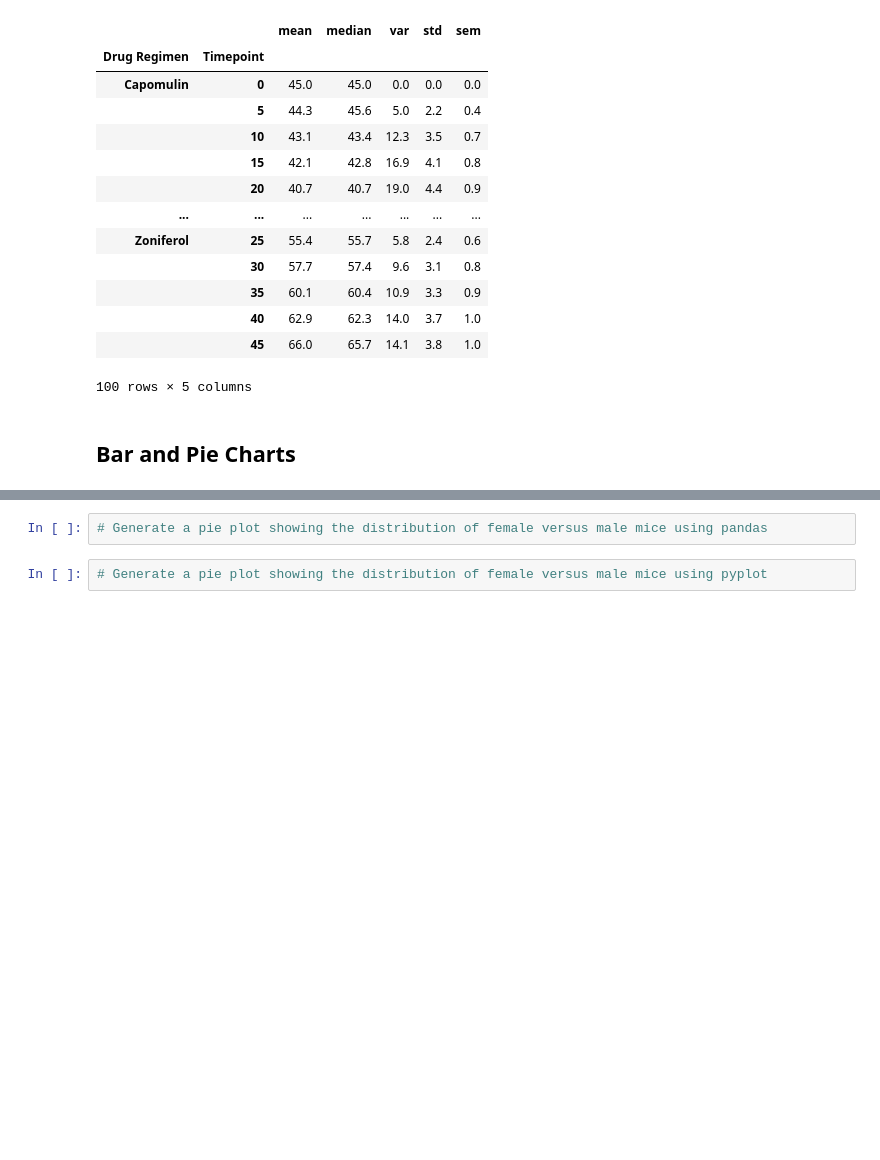
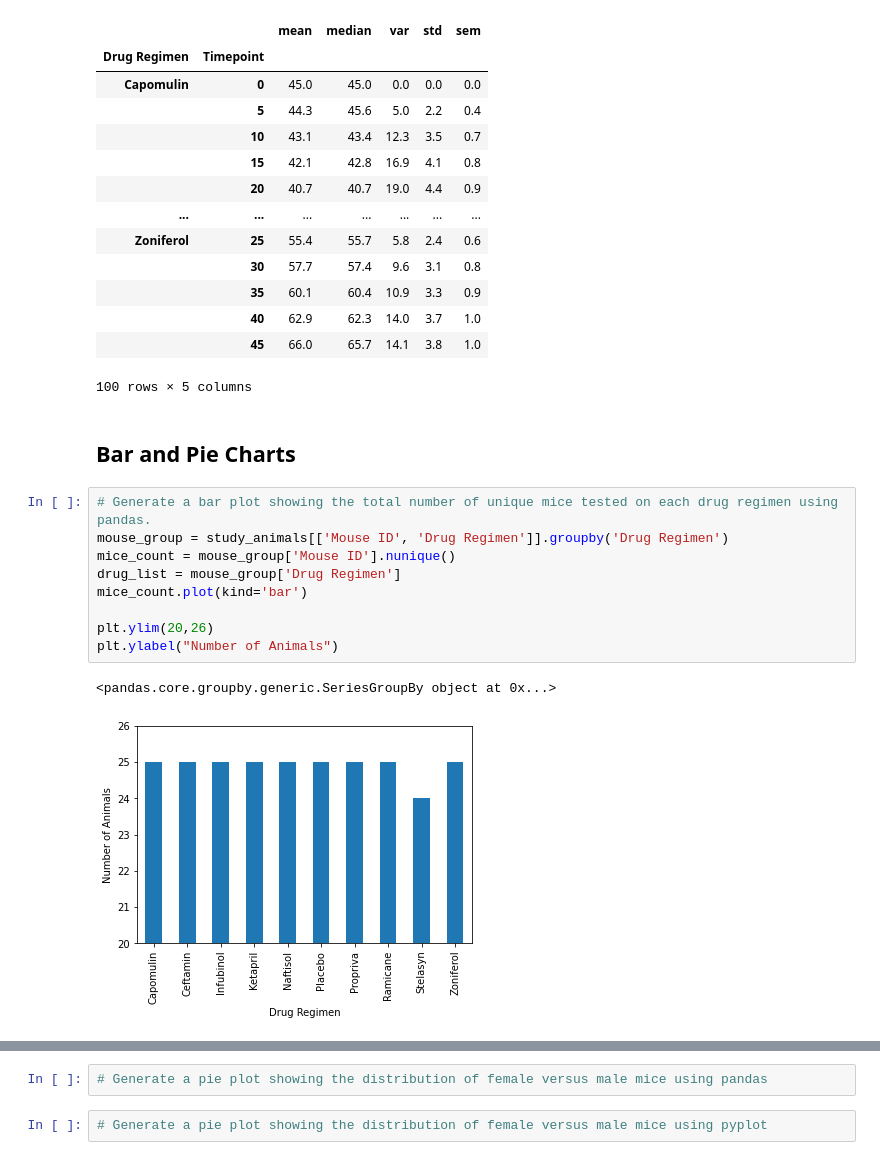
Before and after one commit to dany-roman/anti-tumor-therapeutic-analysis, a Jupyter notebook: animal study analysis.ipynb, the cells around one changed output, grey strips where cells are left out. Saved outputs shown, nothing was run; the diff lists cells and outputs as text; blank space fills up the shorter version.

Commit message:
Created mouse count plot

```diff
--- a/animal study analysis.ipynb
+++ b/animal study analysis.ipynb
@@ -120,4 +120,16 @@ tvolume_agg_stats.head()
 100 rows × 5 columns
 # %% [markdown]
 ## Bar and Pie Charts
+# %%
+# Generate a bar plot showing the total number of unique mice tested on each drug regimen using pandas.
+mouse_group = study_animals[['Mouse ID', 'Drug Regimen']].groupby('Drug Regimen')
+mice_count = mouse_group['Mouse ID'].nunique()
+drug_list = mouse_group['Drug Regimen']
+mice_count.plot(kind='bar')
+
+plt.ylim(20,26)
+plt.ylabel("Number of Animals")
+# %% [output]
+<pandas.core.groupby.generic.SeriesGroupBy object at 0x...>
+[figure, added]
 # %%
```
Also changed, not shown: parts of 2 cells of this notebook.
